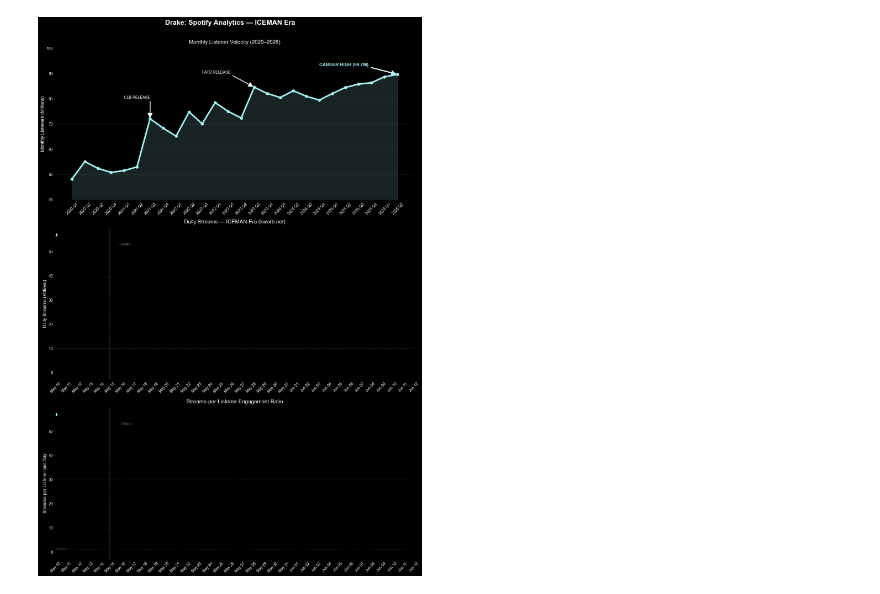
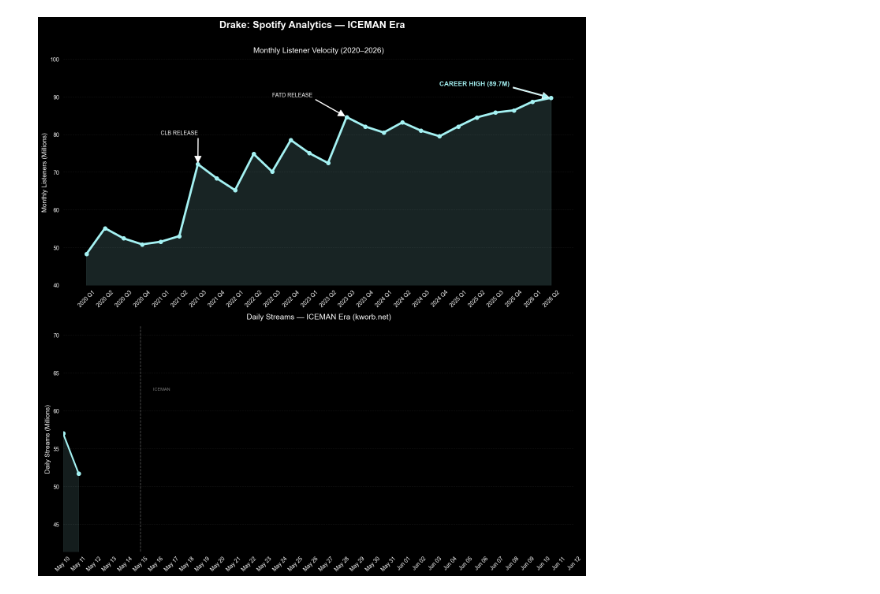
Before and after one commit to john15young/Spotify-First-Week-Streaming-Predictor, a Jupyter notebook: Drake Spotify Monthly Listeners.ipynb, the cells around one changed output. Saved outputs shown, nothing was run; the diff lists cells and outputs as text; code cells hidden in the pictures.

Commit message:
Input daily update and removed chart 3

```diff
--- a/Drake Spotify Monthly Listeners.ipynb
+++ b/Drake Spotify Monthly Listeners.ipynb
@@ -27,8 +27,8 @@ listener_data = {
 
 # kworb.net/spotify/artists.html → "Daily" column, logged each morning in millions
 stream_data = {
-    'Date':    ['2026-05-10'],
-    'Streams': [57.0]
+    'Date':    ['2026-05-10', '2026-05-11'],
+    'Streams': [57.0, 51.7]
 }
 
 # ── CONFIG ────────────────────────────────────────────────────────────────────
@@ -63,10 +63,10 @@ def add_release_line(ax):
                 xytext=(RELEASE_DATE + pd.Timedelta(days=0.8), ax.get_ylim()[1] * 0.88),
                 fontsize=8, color='white', alpha=0.5)
 
-def plot_segment(ax, df, alpha_fill, lw):
-    ax.plot(df['Date'], df.iloc[:, 1], color=ICEMAN_BLUE, linewidth=lw, marker='o', markersize=7)
-    ax.scatter(df['Date'], df.iloc[:, 1], color=ICEMAN_BLUE, s=50, zorder=5)
-    ax.fill_between(df['Date'], df.iloc[:, 1], color=ICEMAN_BLUE, alpha=alpha_fill)
+def plot_segment(ax, df, col, alpha_fill, lw):
+    ax.plot(df['Date'], df[col], color=ICEMAN_BLUE, linewidth=lw, marker='o', markersize=7)
+    ax.scatter(df['Date'], df[col], color=ICEMAN_BLUE, s=50, zorder=5)
+    ax.fill_between(df['Date'], df[col], color=ICEMAN_BLUE, alpha=alpha_fill)
 
 def empty_chart(ax, msg):
     ax.text(0.5, 0.5, msg, transform=ax.transAxes, ha='center', va='center',
@@ -75,7 +75,7 @@ def empty_chart(ax, msg):
     set_date_axis(ax)
 
 # ── LAYOUT ────────────────────────────────────────────────────────────────────
-fig, (ax1, ax2, ax3) = plt.subplots(3, 1, figsize=(14, 20))
+fig, (ax1, ax2) = plt.subplots(2, 1, figsize=(14, 14))
 fig.suptitle("Drake: Spotify Analytics — ICEMAN Era", fontsize=18, fontweight='bold', y=1.01)
 
 # ── CHART 1: MONTHLY LISTENERS ────────────────────────────────────────────────
@@ -84,8 +84,8 @@ ax1.plot(df_l['Quarter'], df_l['Listeners'], color=ICEMAN_BLUE, linewidth=4, mar
 ax1.fill_between(df_l['Quarter'], df_l['Listeners'], color=ICEMAN_BLUE, alpha=0.15)
 
 for text, xy, xytext in [
-    ('CLB RELEASE',          ('2021 Q3', 72.1), ('2021 Q1', 80)),
-    ('FATD RELEASE',         ('2023 Q3', 84.6), ('2022 Q3', 90)),
+    ('CLB RELEASE',  ('2021 Q3', 72.1), ('2021 Q1', 80)),
+    ('FATD RELEASE', ('2023 Q3', 84.6), ('2022 Q3', 90)),
 ]:
     ax1.annotate(text, xy=xy, xytext=xytext, fontsize=10,
                  arrowprops=dict(facecolor='white', shrink=0.05, width=1))
@@ -102,65 +102,41 @@ clean_ax(ax1)
 
 # ── CHART 2: DAILY STREAMS ────────────────────────────────────────────────────
 if has_streams:
-    if not pre.empty:  plot_segment(ax2, pre,  0.12, 3)
-    if not post.empty: plot_segment(ax2, post, 0.25, 4)
+    if not pre.empty:  plot_segment(ax2, pre,  'Streams', 0.12, 3)
+    if not post.empty: plot_segment(ax2, post, 'Streams', 0.25, 4)
 
     if not post.empty:
         peak = post.loc[post['Streams'].idxmax()]
         ax2.annotate(f"PEAK: {peak['Streams']:.1f}M", xy=(peak['Date'], peak['Streams']),
                      xytext=(peak['Date'] + pd.Timedelta(days=2), peak['Streams'] * 0.95),
                      arrowprops=dict(facecolor=ICEMAN_BLUE, shrink=0.05, width=2),
                      fontsize=11, fontweight='bold', color=ICEMAN_BLUE)
 
-    pre_avg, post_avg = (pre['Streams'].mean() if not pre.empty else 0,
-                         post['Streams'].mean() if not post.empty else 0)
+    pre_avg  = pre['Streams'].mean()  if not pre.empty  else 0
+    post_avg = post['Streams'].mean() if not post.empty else 0
     if pre_avg and post_avg:
         pct = (post_avg - pre_avg) / pre_avg * 100
         ax2.text(0.02, 0.97, f"Pre avg:   {pre_avg:.1f}M/day\nPost avg:  {post_avg:.1f}M/day\nChange:  {pct:+.1f}%",
                  transform=ax2.transAxes, fontsize=9, verticalalignment='top',
                  family='monospace', color='white',
-                 bbox=dict(boxstyle='round', facecolor='#111', alpha=0.8, edgecolor=ICEMAN_BLUE, linewidth=0.8))
+                 bbox=dict(boxstyle='round', facecolor='#111', alpha=0.8,
+                           edgecolor=ICEMAN_BLUE, linewidth=0.8))
+
+    y_min = df_s['Streams'].min() * 0.8
+    y_max = df_s['Streams'].max() * 1.25
+    ax2.set_ylim(y_min, y_max)
 
     add_release_line(ax2)
     set_date_axis(ax2)
 else:
     empty_chart(ax2, 'No stream data yet\nAdd dates + streams to stream_data above')
     ax2.set_ylim(0, 60)
 
 ax2.set_title("Daily Streams — ICEMAN Era (kworb.net)", fontsize=14, pad=12)
 ax2.set_ylabel("Daily Streams (Millions)", fontsize=12)
 clean_ax(ax2)
 
-# ── CHART 3: STREAMS-PER-LISTENER RATIO ──────────────────────────────────────
-if has_streams:
-    df_ratio = df_s.copy()
-    df_ratio['Ratio'] = df_ratio['Streams'] / (listener_data['Listeners'][-1] / 30)
-    pre_r  = df_ratio[df_ratio['Date'] <  RELEASE_DATE]
-    post_r = df_ratio[df_ratio['Date'] >= RELEASE_DATE]
-
-    if not pre_r.empty:  plot_segment(ax3, pre_r,  0.08, 3)
-    if not post_r.empty: plot_segment(ax3, post_r, 0.22, 4)
-
-    if not post_r.empty:
-        peak_r = post_r.loc[post_r['Ratio'].idxmax()]
-        ax3.annotate(f"PEAK: {peak_r['Ratio']:.2f}x", xy=(peak_r['Date'], peak_r['Ratio']),
-                     xytext=(peak_r['Date'] + pd.Timedelta(days=2), peak_r['Ratio'] * 0.96),
-                     arrowprops=dict(facecolor=ICEMAN_BLUE, shrink=0.05, width=2),
-                     fontsize=11, fontweight='bold', color=ICEMAN_BLUE)
-
-    ax3.axhline(1.0, color='white', linewidth=1, linestyle=':', alpha=0.3)
-    ax3.text(pd.Timestamp('2026-05-10'), 1.02, 'baseline', fontsize=8, color='white', alpha=0.3)
-    add_release_line(ax3)
-    set_date_axis(ax3)
-else:
-    empty_chart(ax3, 'Populates automatically once stream_data is filled')
-    ax3.set_ylim(0, 5)
-
-ax3.set_title("Streams-per-Listener Engagement Ratio", fontsize=14, pad=12)
-ax3.set_ylabel("Streams per Listener per Day", fontsize=12)
-clean_ax(ax3)
-
 plt.tight_layout()
 plt.show()
 # %% [output]
-[figure, old version]
+[figure, new version]
```
